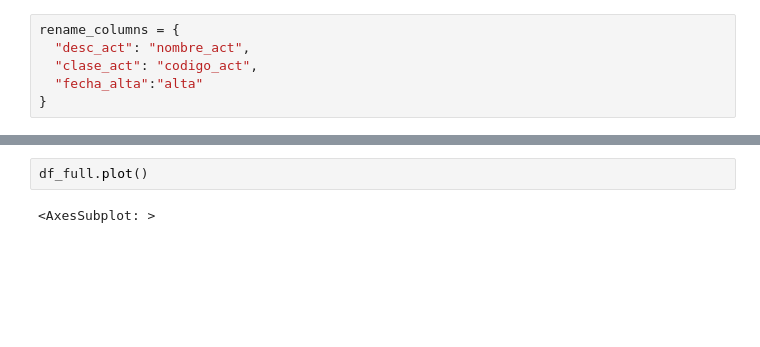
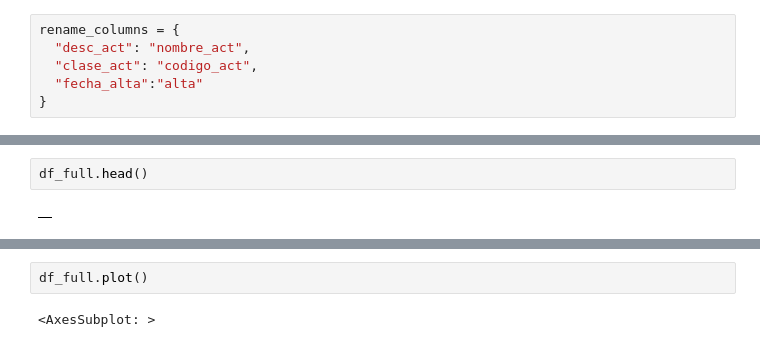
Before and after one commit to pcorner10/prep_2023, a Jupyter notebook: prep2023_V1.ipynb, the cells around one changed output, grey strips where cells are left out. Cells and saved outputs as stored; diff of their text form; blank space fills up the shorter version.

```diff
--- a/prep2023_V1.ipynb
+++ b/prep2023_V1.ipynb
@@ -95,2 +69,6 @@ df_full
+# %%
+df_full.head()
+# %% [output]
+|  |
 # %%
 df_full.to_file("data/denue_2023.gpkg", driver="GPKG")
```
Also changed, not shown: parts of 7 cells of this notebook, 3 other files.
